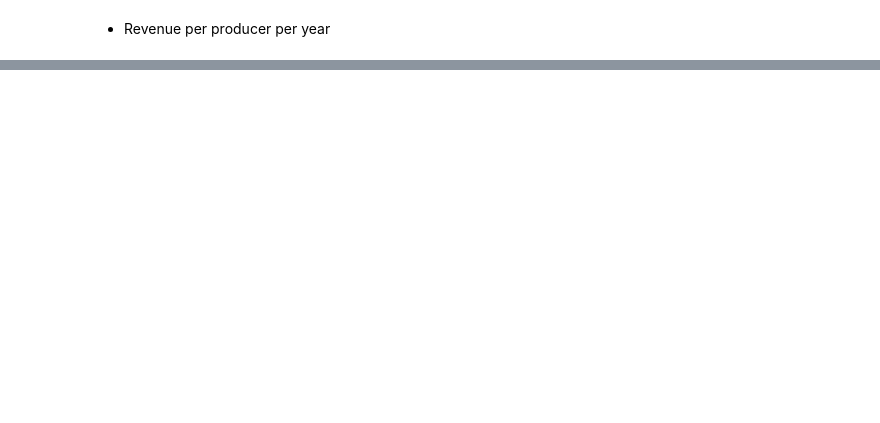
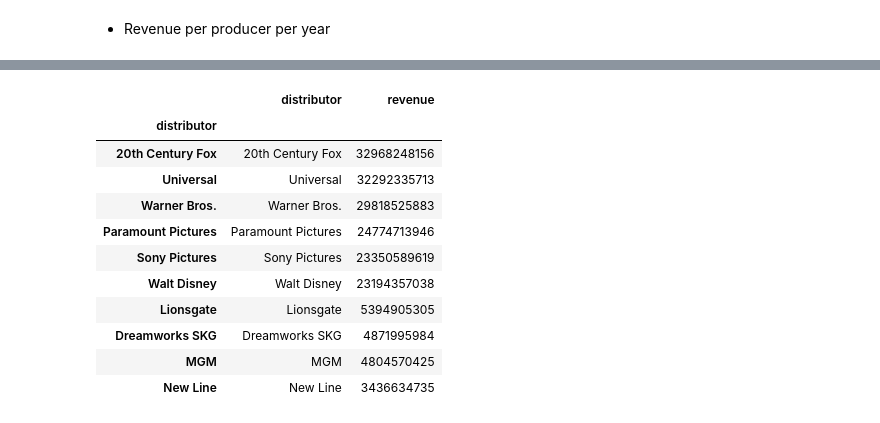
Before and after one commit to JESSIMOPIN/project-1-bootcamp, a Jupyter notebook: movies_year.ipynb, the cells around one changed output, grey strips where cells are left out. Drawn from its saved outputs; the diff is of its cells as text; code cells hidden in the pictures; blank space fills up the shorter version.

```diff
--- a/movies_year.ipynb
+++ b/movies_year.ipynb
@@ -237,0 +322,4 @@ movies_df.head()
+# %%
+gral_revenue_distributor = pd.DataFrame(movies_df_complete.groupby(['distributor'])['Revenue'].sum())
+
+gral_revenue_distributor
@@ -237,0 +341,5 @@ movies_df.head()
+# %%
+#Top 10 distributors over time
+
+gral_revenue_distributor = gral_revenue_distributor.sort_values(by='Revenue', ascending=False)
+gral_revenue_distributor
@@ -237,0 +361,18 @@ movies_df.head()
+# %%
+#Top10
+top_10_distributors = gral_revenue_distributor.iloc[:10]
+top_10_distributors_df = pd.DataFrame({'distributor': top_10_distributors.index, 'revenue': top_10_distributors['Revenue']})
+top_10_distributors_df
+# %% [output]
+|  | distributor | revenue |
+| distributor |  |  |
+| 20th Century Fox | 20th Century Fox | 32968248156 |
+| Universal | Universal | 32292335713 |
+| Warner Bros. | Warner Bros. | 29818525883 |
+| Paramount Pictures | Paramount Pictures | 24774713946 |
+| Sony Pictures | Sony Pictures | 23350589619 |
+| Walt Disney | Walt Disney | 23194357038 |
+| Lionsgate | Lionsgate | 5394905305 |
+| Dreamworks SKG | Dreamworks SKG | 4871995984 |
+| MGM | MGM | 4804570425 |
+| New Line | New Line | 3436634735 |
```
Also changed, not shown: parts of 31 cells of this notebook.
